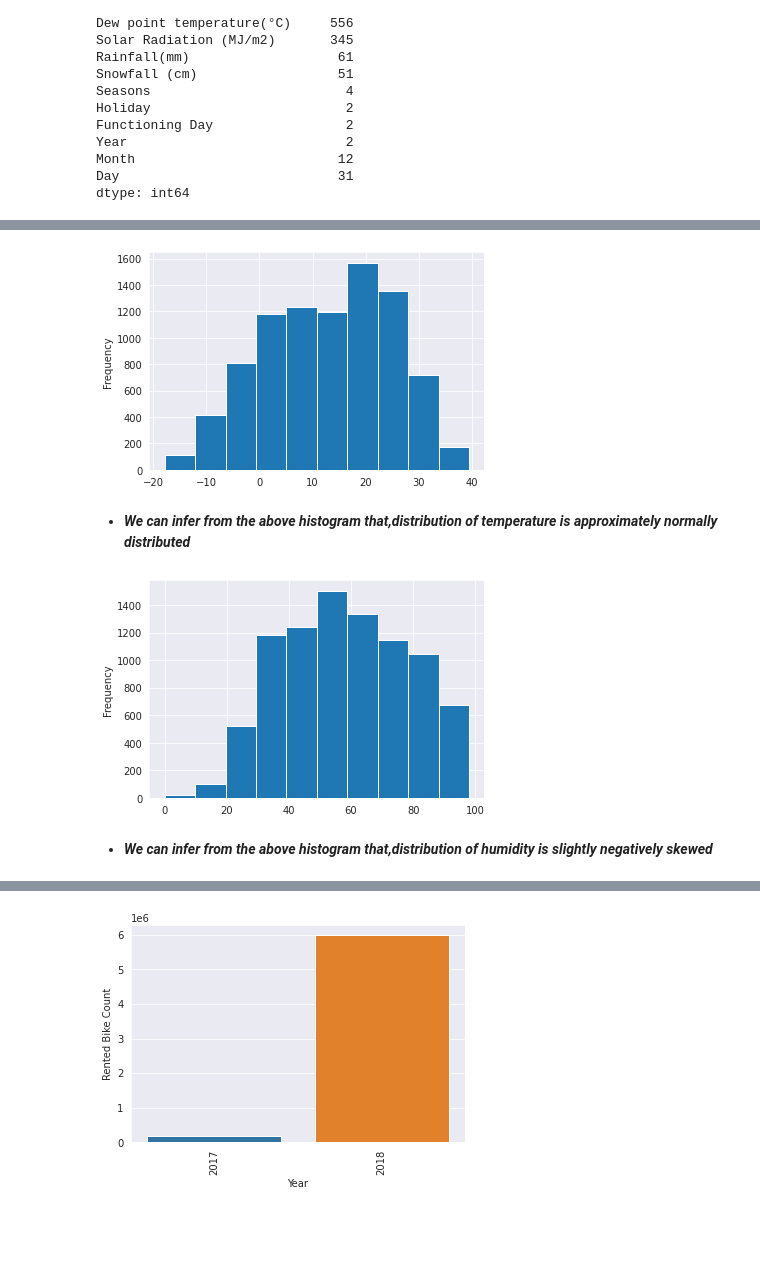
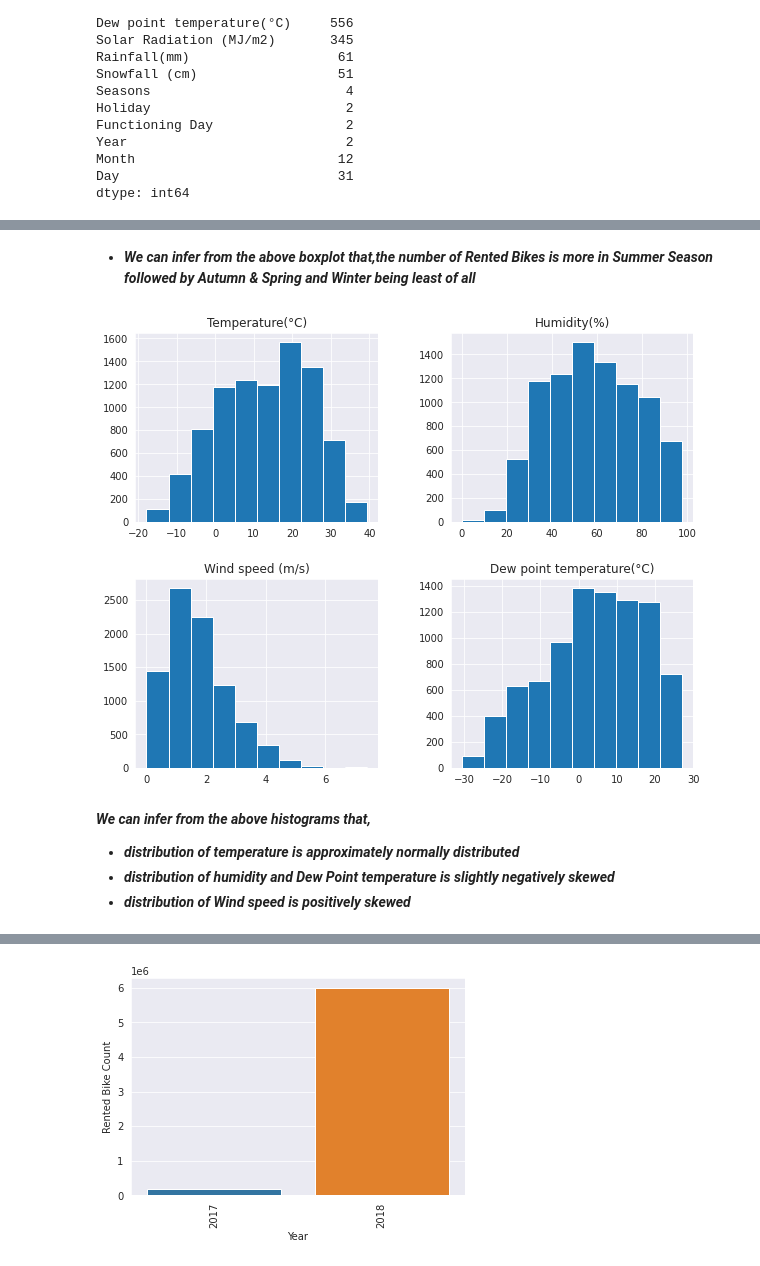
Before and after one commit to LikhithRam/Bike-demand-prediction, a Jupyter notebook: ML_Regression_Capstone__Project.ipynb, the cells around one changed output, grey strips where cells are left out. Drawn from its saved outputs; the diff is of its cells as text; code cells hidden in the pictures; blank space fills up the shorter version.

```diff
--- a/ML_Regression_Capstone__Project.ipynb
+++ b/ML_Regression_Capstone__Project.ipynb
@@ -276,18 +268,15 @@ Index(['Date', 'Rented Bike Count', 'Hour', 'Temperature(°C)', 'Humidity(%)',
+# %% [markdown]
+- ***We can infer from the above boxplot that,the number of Rented Bikes is more in Summer Season followed by Autumn & Spring and Winter being least of all***
 # %%
-#Histogram for checking the distribution of Temperature
+#Histogram for checking the distribution of data in Features
 
-df['Temperature(°C)'].plot(kind='hist')
+features = ['Temperature(°C)','Humidity(%)','Wind speed (m/s)','Dew point temperature(°C)']
+df[features].hist(figsize=(10,8))
 plt.show()
 # %% [output]
-[figure, old version]
+[figure, new version]
 # %% [markdown]
-- ***We can infer from the above histogram that,distribution of temperature is approximately normally distributed***
+***We can infer from the above histograms that,***
+- ***distribution of temperature is approximately normally distributed***
+- ***distribution of humidity and Dew Point temperature is slightly negatively skewed***
+- ***distribution of Wind speed is positively skewed***
-# %%
-# Histogram for checking the distribution of Temperature
-
-df['Humidity(%)'].plot(kind='hist')
-plt.show()
-# %% [output]
-[figure, removed]
-# %% [markdown]
-- ***We can infer from the above histogram that,distribution of humidity is slightly negatively skewed***
```
Also changed, not shown: parts of 31 cells of this notebook.
